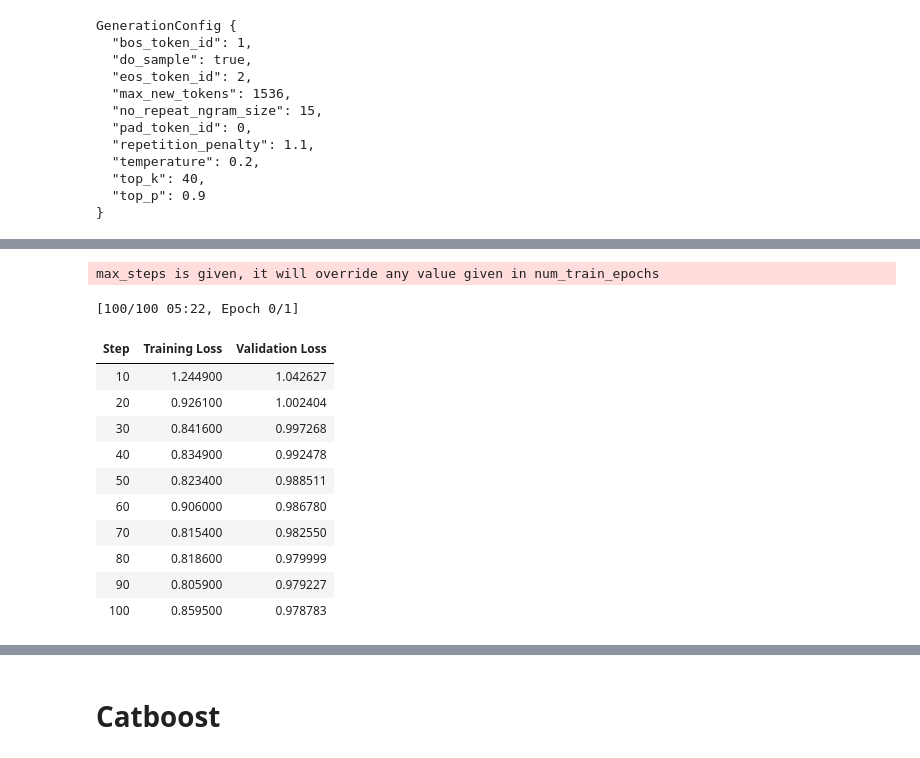
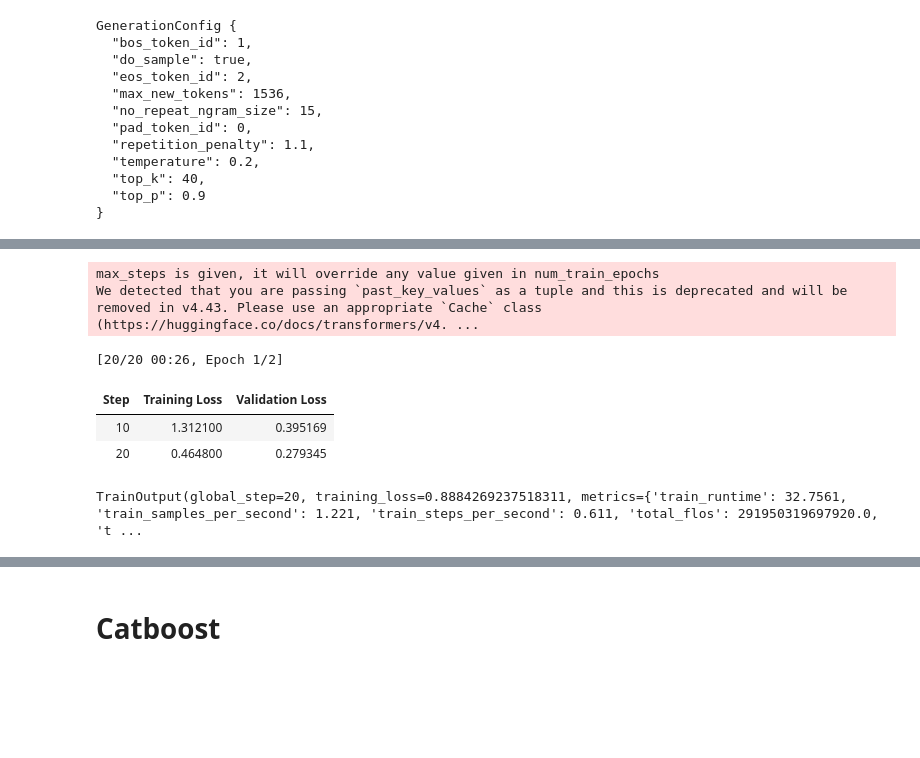
Before and after one commit to Timik232/LLM_LoRa, a Jupyter notebook: Mistral_Hallucination.ipynb, the cells around one changed output, grey strips where cells are left out. Drawn from its saved outputs; the diff is of its cells as text; code cells hidden in the pictures; blank space fills up the shorter version.

Commit message:
added working code to train

```diff
--- a/Mistral_Hallucination.ipynb
+++ b/Mistral_Hallucination.ipynb
@@ -336,8 +311,8 @@ from datasets import load_dataset
 data = load_dataset(
     "json",
     data_files={
-                'train' : '/content/train.json' ,
-                'validation' : '/content/test.json'
+                'train' : 'train.json' ,
+                'validation' : 'test.json'
     }
 )
 data
@@ -419,8 +394,8 @@ BATCH_SIZE = 2
 MICRO_BATCH_SIZE = 1
 GRADIENT_ACCUMULATION_STEPS = BATCH_SIZE // MICRO_BATCH_SIZE
 LEARNING_RATE = 3e-4
-TRAIN_STEPS = 100
-OUTPUT_DIR = "/content/drive/MyDrive/Models/saiga_hallucinations"
+TRAIN_STEPS = 20
+OUTPUT_DIR = "model"
 
 training_arguments = transformers.TrainingArguments(
             per_device_train_batch_size=MICRO_BATCH_SIZE,
@@ -449,31 +470,27 @@ os.environ["WANDB_DISABLED"] = "true"
 # %%
-
+from transformers import DataCollatorForSeq2Seq, Trainer, TrainingArguments
+import transformers
 data_collator = transformers.DataCollatorForSeq2Seq(
     tokenizer, pad_to_multiple_of=8, return_tensors="pt", padding=True
 )
 
-trainer = transformers.Trainer(
+trainer = Trainer(
     model=model,
+    args=training_arguments,
     train_dataset=train_data,
     eval_dataset=val_data,
-    args=training_arguments,
-    data_collator=data_collator
+    data_collator=data_collator,
 )
+
 model = torch.compile(model)
 trainer.train()
 # %% [output]
 max_steps is given, it will override any value given in num_train_epochs
+We detected that you are passing `past_key_values` as a tuple and this is deprecated and will be removed in v4.43. Please use an appropriate `Cache` class (https://huggingface.co/docs/transformers/v4. ...
-[100/100 05:22, Epoch 0/1]
+[20/20 00:26, Epoch 1/2]
 | Step | Training Loss | Validation Loss |
-| 10 | 1.244900 | 1.042627 |
-| 20 | 0.926100 | 1.002404 |
-| 30 | 0.841600 | 0.997268 |
-| 40 | 0.834900 | 0.992478 |
-| 50 | 0.823400 | 0.988511 |
-| 60 | 0.906000 | 0.986780 |
-| 70 | 0.815400 | 0.982550 |
-| 80 | 0.818600 | 0.979999 |
-| 90 | 0.805900 | 0.979227 |
-| 100 | 0.859500 | 0.978783 |
+| 10 | 1.312100 | 0.395169 |
+| 20 | 0.464800 | 0.279345 |
+TrainOutput(global_step=20, training_loss=0.8884269237518311, metrics={'train_runtime': 32.7561, 'train_samples_per_second': 1.221, 'train_steps_per_second': 0.611, 'total_flos': 291950319697920.0, 't ...
 # %%
 df["answer"] =  df.apply(lambda x: answer(x.summary, x.question, x.answer, x.is_hallucination), axis=1)
```
Also changed, not shown: parts of 21 cells of this notebook.
